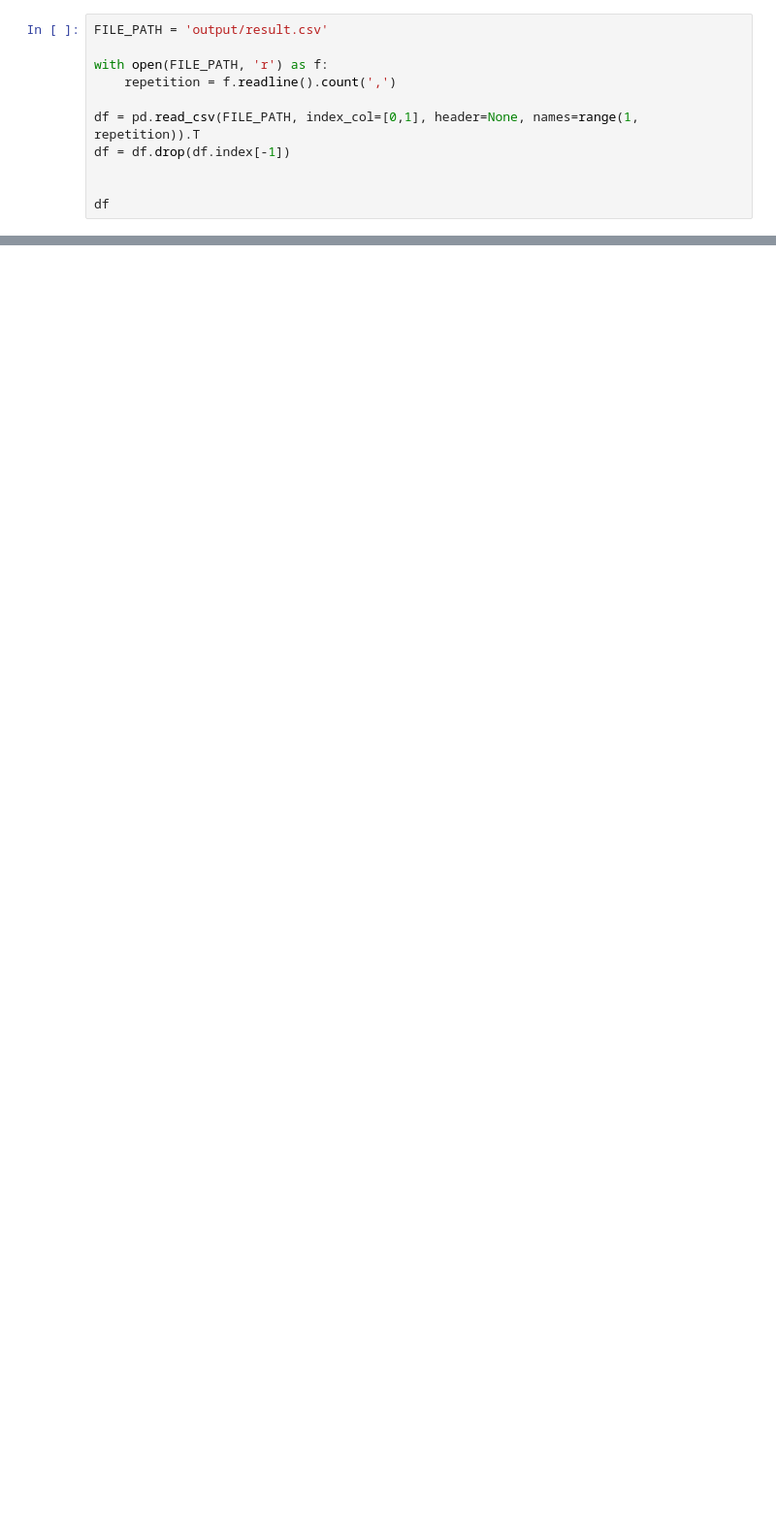
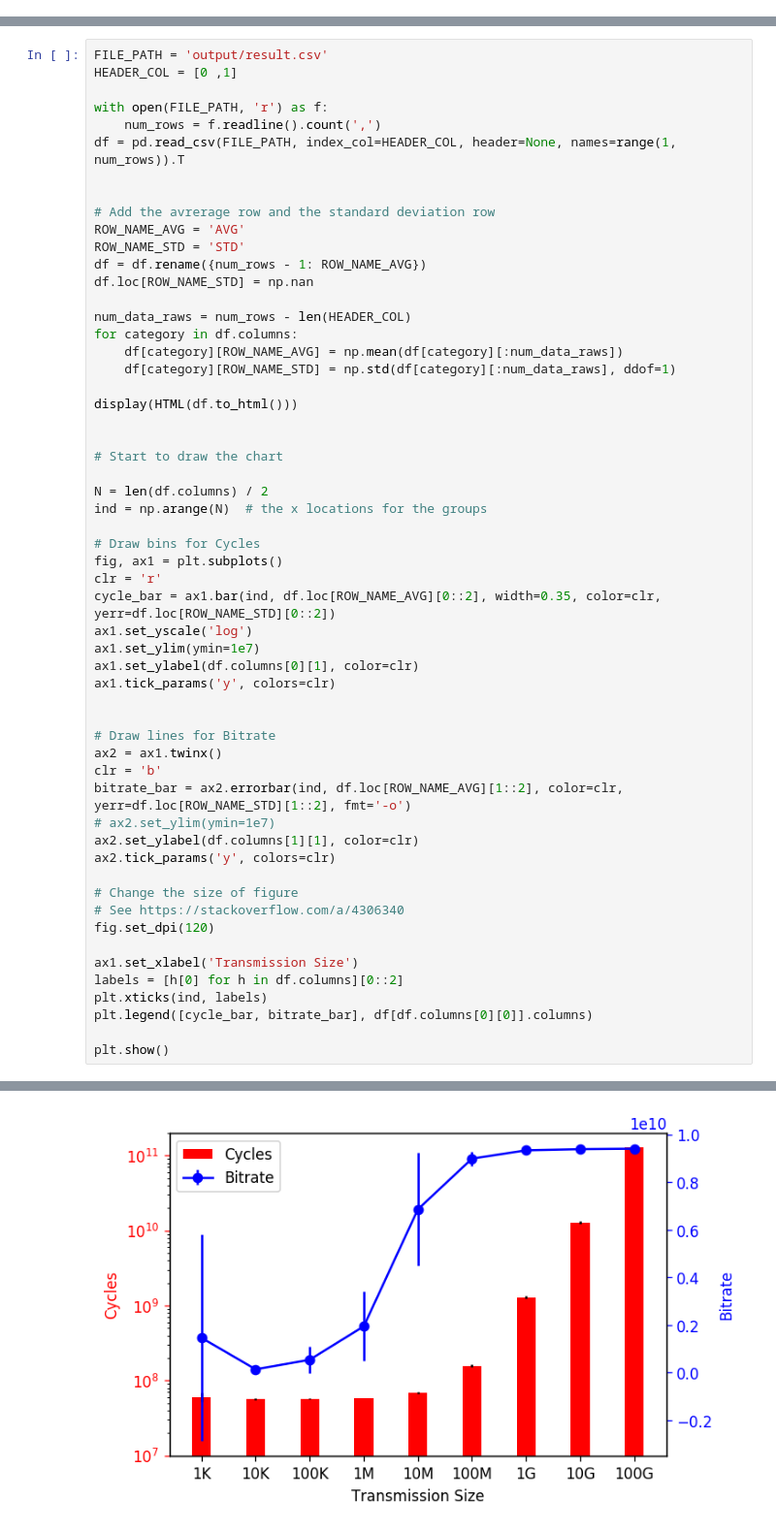
Before and after one commit to ljishen/EuCycles, a Jupyter notebook: visualization.ipynb, the cells around one changed output, grey strips where cells are left out. Shown at 97% size. Saved outputs shown, nothing was run; the diff lists cells and outputs as text; blank space fills up the shorter version.

Commit message:
Plot the relation betwen the CPU cycles and the size of transmission data

```diff
--- a/visualization.ipynb
+++ b/visualization.ipynb
@@ -2,13 +5,2 @@
 import numpy as np
 import pandas as pd
-# %%
-FILE_PATH = 'output/result.csv'
-
-with open(FILE_PATH, 'r') as f:
-    repetition = f.readline().count(',')
-
-df = pd.read_csv(FILE_PATH, index_col=[0,1], header=None, names=range(1, repetition)).T
-df = df.drop(df.index[-1])
-
-
-df
@@ -27,0 +7,57 @@ df
+# %%
+FILE_PATH = 'output/result.csv'
+HEADER_COL = [0 ,1]
+
+with open(FILE_PATH, 'r') as f:
+    num_rows = f.readline().count(',')
+df = pd.read_csv(FILE_PATH, index_col=HEADER_COL, header=None, names=range(1, num_rows)).T
+
+
+# Add the avrerage row and the standard deviation row
+ROW_NAME_AVG = 'AVG'
+ROW_NAME_STD = 'STD'
+df = df.rename({num_rows - 1: ROW_NAME_AVG})
+df.loc[ROW_NAME_STD] = np.nan
+
+num_data_raws = num_rows - len(HEADER_COL)
+for category in df.columns:
+    df[category][ROW_NAME_AVG] = np.mean(df[category][:num_data_raws])
+    df[category][ROW_NAME_STD] = np.std(df[category][:num_data_raws], ddof=1)
+
+display(HTML(df.to_html()))
+
+
+# Start to draw the chart
+
+N = len(df.columns) / 2
+ind = np.arange(N)  # the x locations for the groups
+
+# Draw bins for Cycles
+fig, ax1 = plt.subplots()
+clr = 'r'
+cycle_bar = ax1.bar(ind, df.loc[ROW_NAME_AVG][0::2], width=0.35, color=clr, yerr=df.loc[ROW_NAME_STD][0::2])
+ax1.set_yscale('log')
+ax1.set_ylim(ymin=1e7)
+ax1.set_ylabel(df.columns[0][1], color=clr)
+ax1.tick_params('y', colors=clr)
+
+
+# Draw lines for Bitrate
+ax2 = ax1.twinx()
+clr = 'b'
+bitrate_bar = ax2.errorbar(ind, df.loc[ROW_NAME_AVG][1::2], color=clr, yerr=df.loc[ROW_NAME_STD][1::2], fmt='-o')
+# ax2.set_ylim(ymin=1e7)
+ax2.set_ylabel(df.columns[1][1], color=clr)
+ax2.tick_params('y', colors=clr)
+
+# Change the size of figure
+# See https://stackoverflow.com/a/4306340
+fig.set_dpi(120)
+
+ax1.set_xlabel('Transmission Size')
+labels = [h[0] for h in df.columns][0::2]
+plt.xticks(ind, labels)
+plt.legend([cycle_bar, bitrate_bar], df[df.columns[0][0]].columns)
+
+plt.show()
+# %% [output]
@@ -27,0 +78 @@ df
+[figure, added]
```
Also changed, not shown: parts of 3 cells of this notebook.
